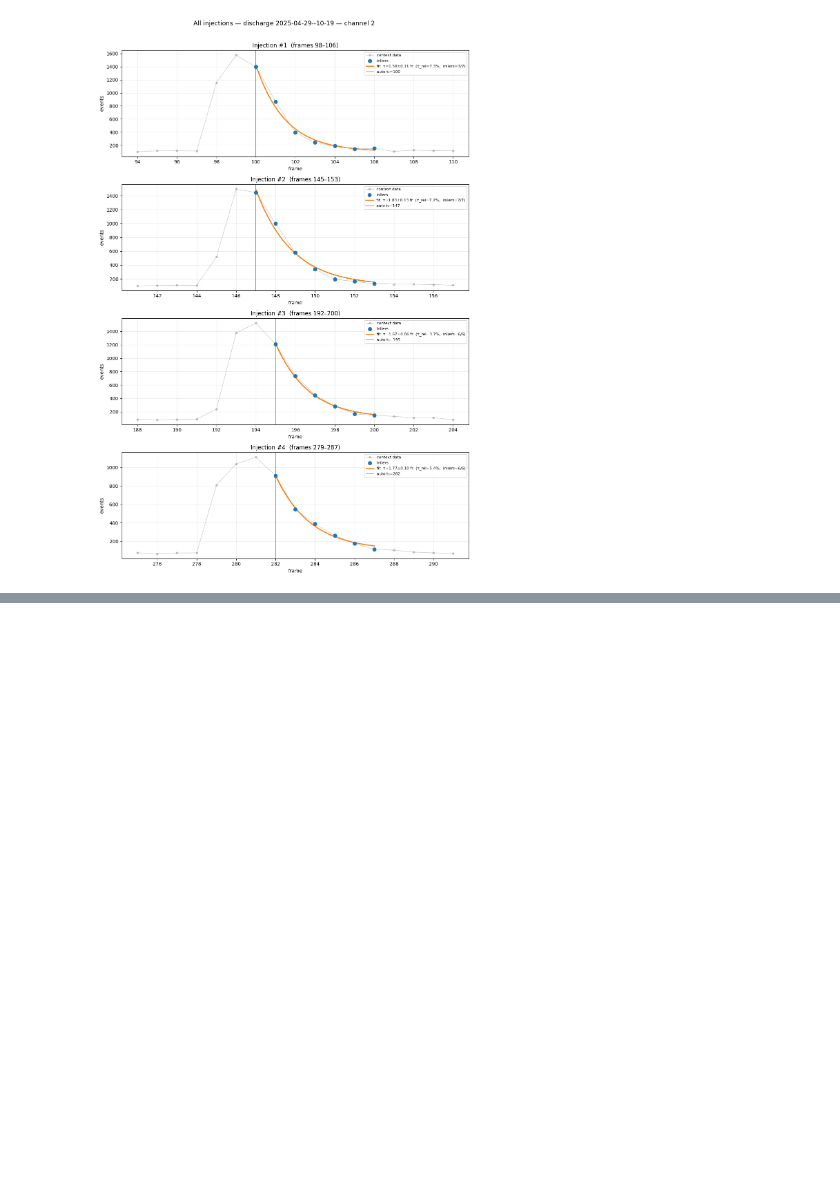
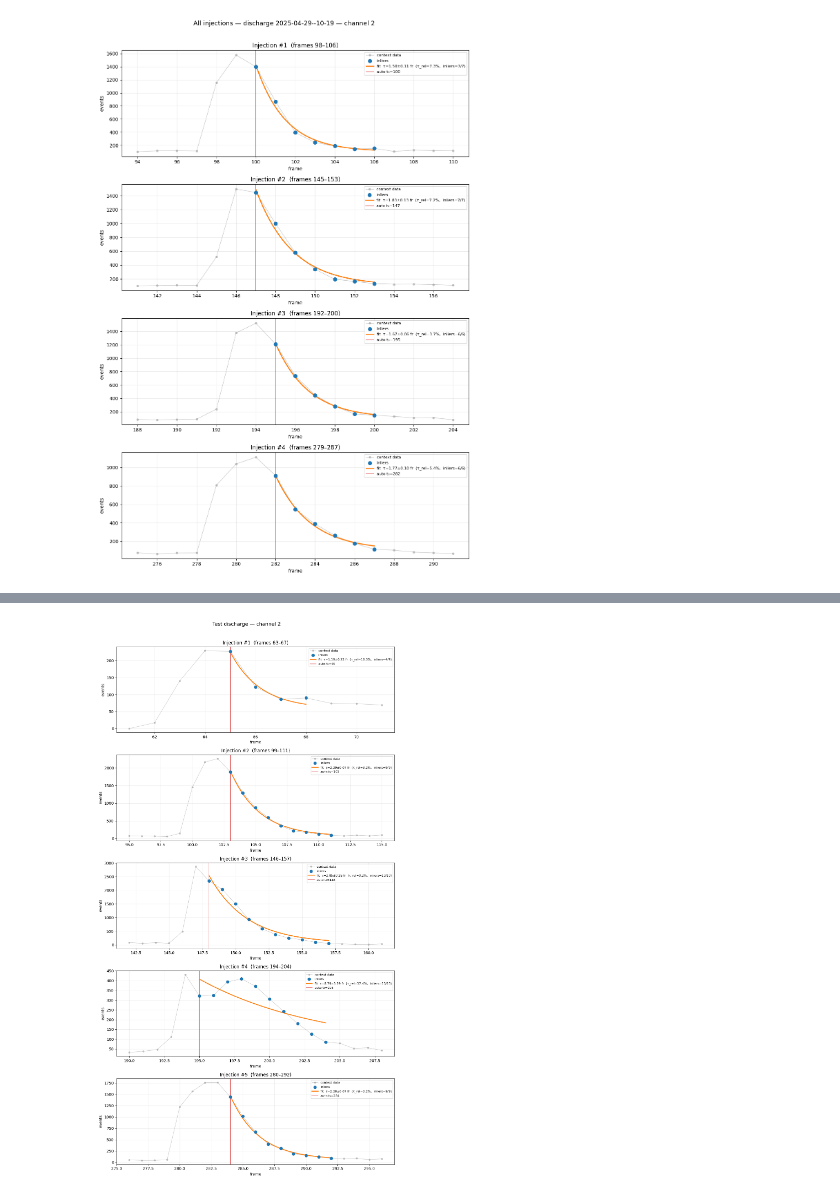
Before and after one commit to Danyil-Dorosh/IFPiLM-1st-Task, a Jupyter notebook: adaptive points/new adaptive point selection .ipynb, the cells around one changed output, grey strips where cells are left out. Cells and saved outputs as stored; diff of their text form; code cells hidden in the pictures; blank space fills up the shorter version.

Commit message:
Tried new method on test injection

```diff
--- a/adaptive points/new adaptive point selection .ipynb
+++ b/adaptive points/new adaptive point selection .ipynb
@@ -597,3 +597,88 @@ fig.tight_layout()
 plt.show()
 # %% [output]
 [figure]
+# %%
+"""Cell 9 — Load test discharge, fit all injections, plot each one."""
+
+TEST_DIR = ROOT / "data" / "discharges" / "test"
+
+# load test discharge and build trace
+test_discharge  = io.load_test_folder(TEST_DIR, discharge_id="test")
+test_channel    = test_discharge.channels[CHANNEL_ID]
+test_trace      = integrate_energy_window(test_channel, LINE_E, HALF_W)
+test_injections = detect_injections(test_trace, LINE_E)
+
+print(f"Loaded: {test_discharge.discharge_id}")
+print(f"Channel {CHANNEL_ID}: {len(test_injections)} injection(s) detected")
+for inj in test_injections:
+    print(f"  #{inj.injection_no}  frames {inj.start_frame}..{inj.finish_frame}  "
+          f"(span={inj.finish_frame - inj.start_frame})")
+
+if not test_injections:
+    print("No injections detected — nothing to plot.")
+else:
+    t_fn = test_trace.frame_numbers
+    t_v  = test_trace.values
+
+    fig, axes = plt.subplots(
+        len(test_injections), 1,
+        figsize=(11, 4 * len(test_injections)),
+        squeeze=False,
+    )
+
+    for ax, inj in zip(axes[:, 0], test_injections):
+        r = fit_sigma_clip(test_trace, inj, sigma_thresh=2.5)
+
+        # context window around the injection
+        ctx_lo = max(0, inj.start_frame - 4)
+        ctx_hi = min(int(t_fn[-1]), inj.finish_frame + 4)
+        ctx    = (t_fn >= ctx_lo) & (t_fn <= ctx_hi)
+
+        # faint context data
+        ax.plot(t_fn[ctx], t_v[ctx], "o-", ms=4, lw=1, color="0.6",
+                alpha=0.5, label="context data")
+
+        if r["success"]:
+            t_all_r      = r["t_all"]
+            y_all_r      = r["y_all"]
+            inlier_mask_r = r["inlier_mask"]
+            A_r, tau_r, t0_r, Cbg_r = r["A"], r["tau"], r["t_0"], r["C_bg"]
+
+            # inliers (blue) and sigma-clipped outliers (red X)
+            ax.scatter(t_all_r[inlier_mask_r], y_all_r[inlier_mask_r],
+                       s=55, color="tab:blue", zorder=4, label="inliers")
+            if (~inlier_mask_r).any():
+                ax.scatter(t_all_r[~inlier_mask_r], y_all_r[~inlier_mask_r],
+                           s=70, marker="x", color="tab:red", linewidths=2,
+                           zorder=5, label="sigma-clipped")
+
+            # fitted exponential curve
+            t_curve_r = np.linspace(float(t_all_r[0]), float(t_all_r[-1]), 300)
+            y_curve_r = _exp_model(t_curve_r, A_r, tau_r, t0_r, Cbg_r)
+            ax.plot(t_curve_r, y_curve_r, color="tab:orange", lw=2.2, zorder=3,
+                    label=f"fit  τ={tau_r:.2f}±{r['tau_err']:.2f} fr  "
+                          f"(τ_rel={r['tau_err_rel']*100:.1f}%,  "
+                          f"inliers={r['n_inliers']}/{r['n_total']})")
+
+            # mark auto-detected t_0
+            ax.axvline(t0_r, color="tab:red", ls="-", lw=1.3, alpha=0.7,
+                       label=f"auto t₀={int(t0_r)}")
+        else:
+            ax.text(0.5, 0.5, f"fit failed: {r['message']}",
+                    transform=ax.transAxes, ha="center", va="center",
+                    color="red", fontsize=10)
+
+        ax.set_title(f"Injection #{inj.injection_no}  "
+                     f"(frames {inj.start_frame}–{inj.finish_frame})")
+        ax.set_xlabel("frame")
+        ax.set_ylabel("events")
+        ax.legend(fontsize=8)
+        ax.grid(alpha=0.25)
+
+    fig.suptitle(
+        f"Test discharge — channel {CHANNEL_ID}",
+        fontsize=13, y=1.01,
+    )
+    fig.tight_layout()
+    plt.show()
+# %% [output]
@@ -599,0 +692 @@ plt.show()
+[figure, added]
```
Also changed, not shown: parts of 4 cells of this notebook.
